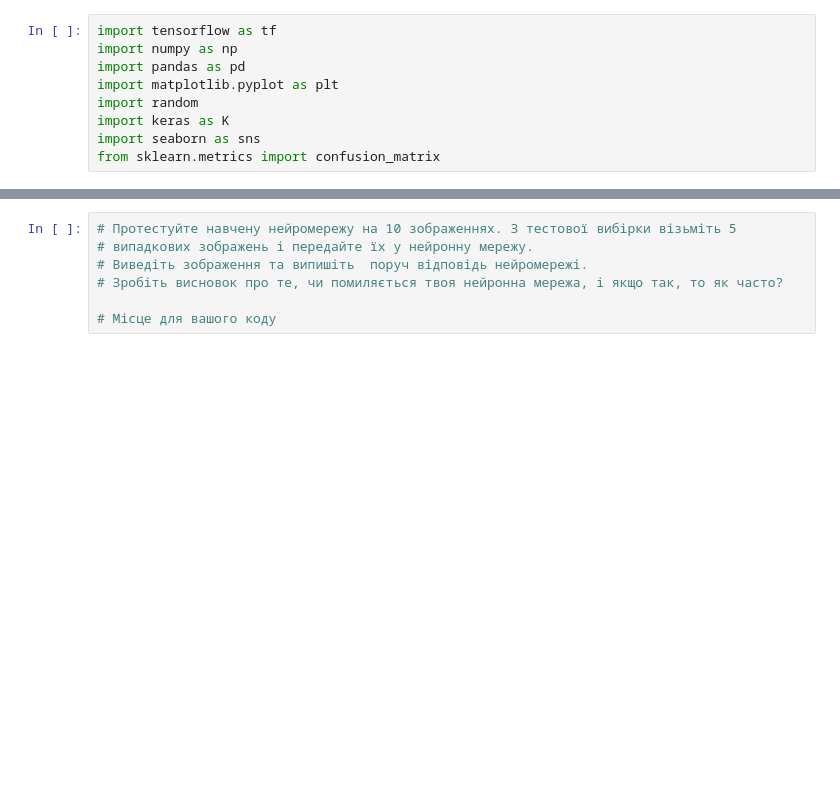
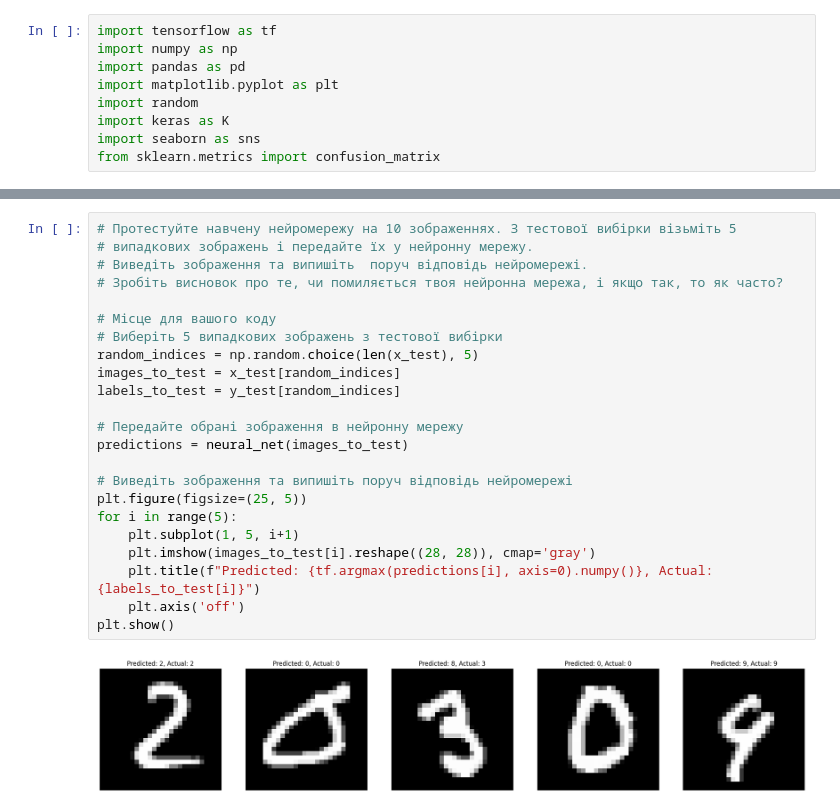
Before and after one commit to djmary-k/Py17DS_HW08, a Jupyter notebook: Hw8.ipynb, the cells around one changed output, grey strips where cells are left out. Cells and saved outputs as stored; diff of their text form; blank space fills up the shorter version.

```diff
--- a/Hw8.ipynb
+++ b/Hw8.ipynb
@@ -230,7 +231,25 @@ import matplotlib.pyplot as plt
 # %%
 # Протестуйте навчену нейромережу на 10 зображеннях. З тестової вибірки візьміть 5
 # випадкових зображень і передайте їх у нейронну мережу.
 # Виведіть зображення та випишіть  поруч відповідь нейромережі.
 # Зробіть висновок про те, чи помиляється твоя нейронна мережа, і якщо так, то як часто?
 
 # Місце для вашого коду
+# Виберіть 5 випадкових зображень з тестової вибірки
+random_indices = np.random.choice(len(x_test), 5)
+images_to_test = x_test[random_indices]
+labels_to_test = y_test[random_indices]
+
+# Передайте обрані зображення в нейронну мережу
+predictions = neural_net(images_to_test)
+
+# Виведіть зображення та випишіть поруч відповідь нейромережі
+plt.figure(figsize=(25, 5))
+for i in range(5):
+    plt.subplot(1, 5, i+1)
+    plt.imshow(images_to_test[i].reshape((28, 28)), cmap='gray')
+    plt.title(f"Predicted: {tf.argmax(predictions[i], axis=0).numpy()}, Actual: {labels_to_test[i]}")
+    plt.axis('off')
+plt.show()
+# %% [output]
+[figure, added]
```
Also changed, not shown: parts of 21 cells of this notebook.
